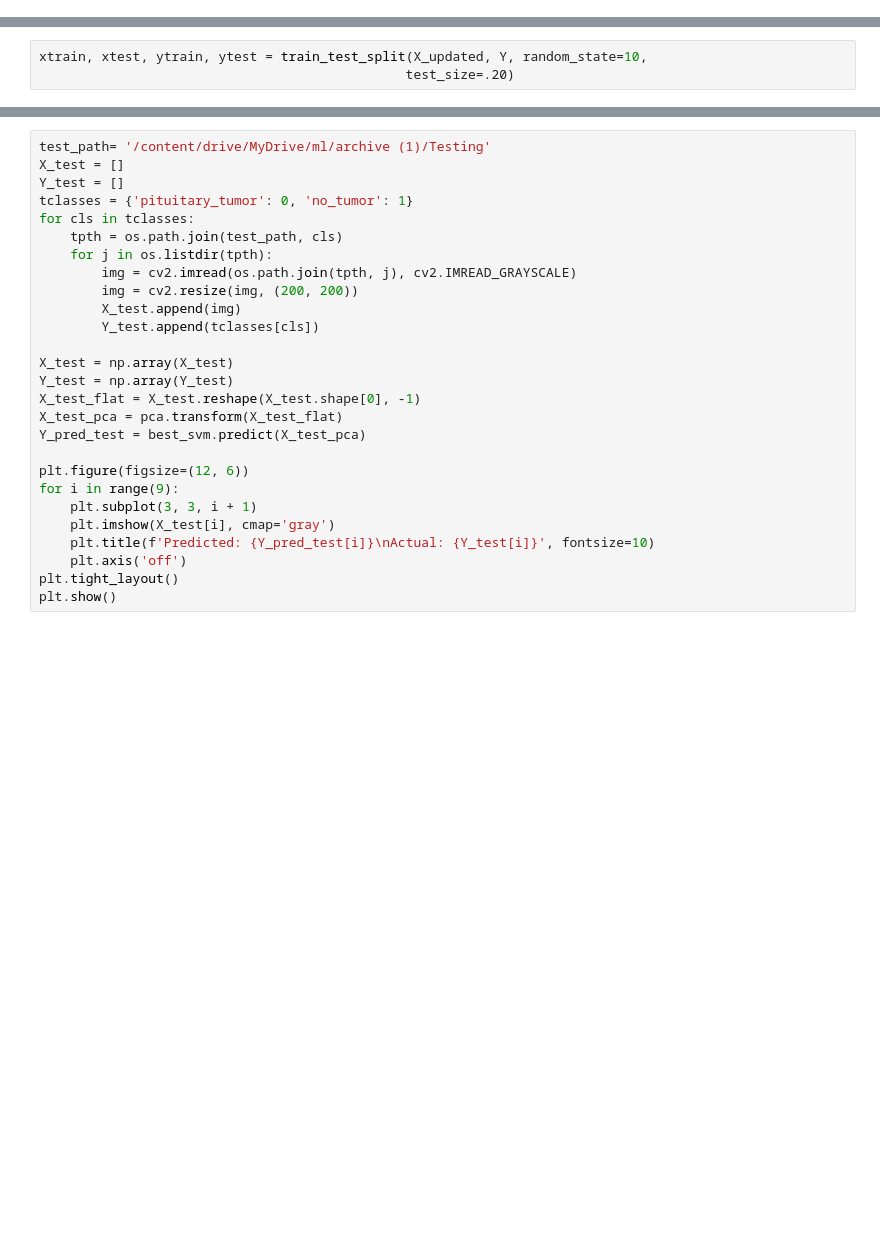
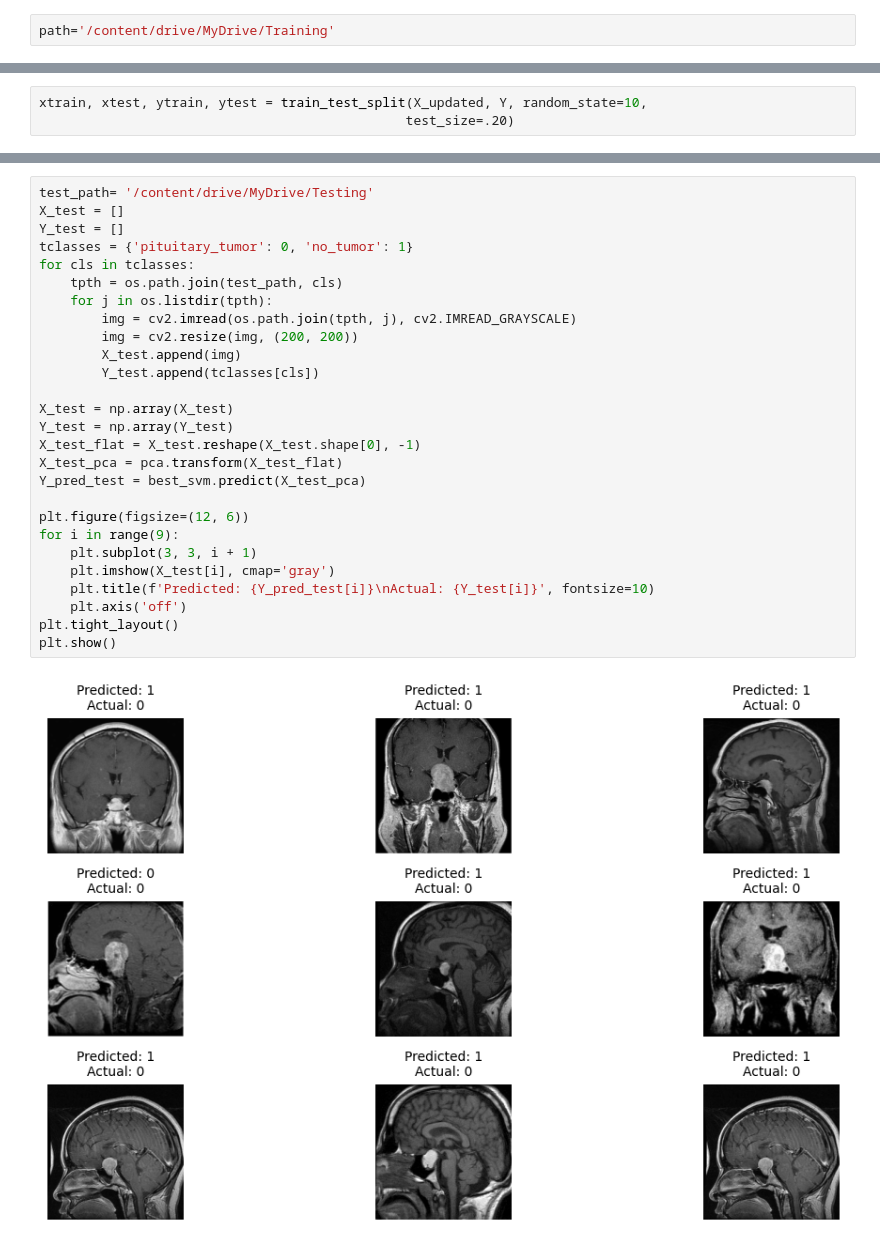
Before and after one commit to swetha-rrr/2348567, a Jupyter notebook: lab9image.ipynb, the cells around one changed output, grey strips where cells are left out. Drawn from its saved outputs; the diff is of its cells as text; blank space fills up the shorter version.

```diff
--- a/lab9image.ipynb
+++ b/lab9image.ipynb
@@ -12,3 +9,5 @@ drive.mount('/content/drive')
+# %%
+path='/content/drive/MyDrive/Training'
 # %%
 import os
 import cv2
@@ -219,27 +262,29 @@ plt.show()
 # %%
-test_path= '/content/drive/MyDrive/ml/archive (1)/Testing'
+test_path= '/content/drive/MyDrive/Testing'
 X_test = []
 Y_test = []
 tclasses = {'pituitary_tumor': 0, 'no_tumor': 1}
 for cls in tclasses:
     tpth = os.path.join(test_path, cls)
     for j in os.listdir(tpth):
         img = cv2.imread(os.path.join(tpth, j), cv2.IMREAD_GRAYSCALE)
         img = cv2.resize(img, (200, 200))
         X_test.append(img)
         Y_test.append(tclasses[cls])
 
 X_test = np.array(X_test)
 Y_test = np.array(Y_test)
 X_test_flat = X_test.reshape(X_test.shape[0], -1)
 X_test_pca = pca.transform(X_test_flat)
 Y_pred_test = best_svm.predict(X_test_pca)
 
 plt.figure(figsize=(12, 6))
 for i in range(9):
     plt.subplot(3, 3, i + 1)
     plt.imshow(X_test[i], cmap='gray')
     plt.title(f'Predicted: {Y_pred_test[i]}\nActual: {Y_test[i]}', fontsize=10)
     plt.axis('off')
 plt.tight_layout()
 plt.show()
+# %% [output]
+[figure, added]
```
Also changed, not shown: parts of 13 cells of this notebook.
